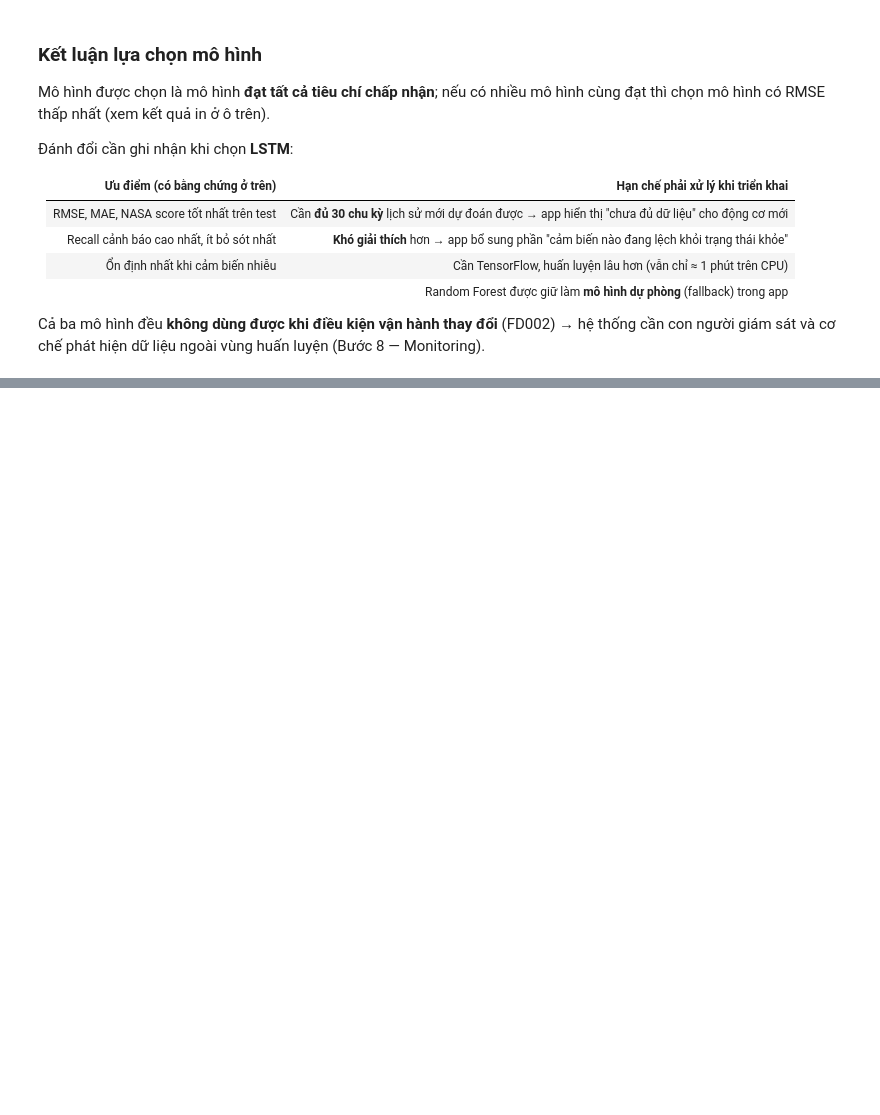
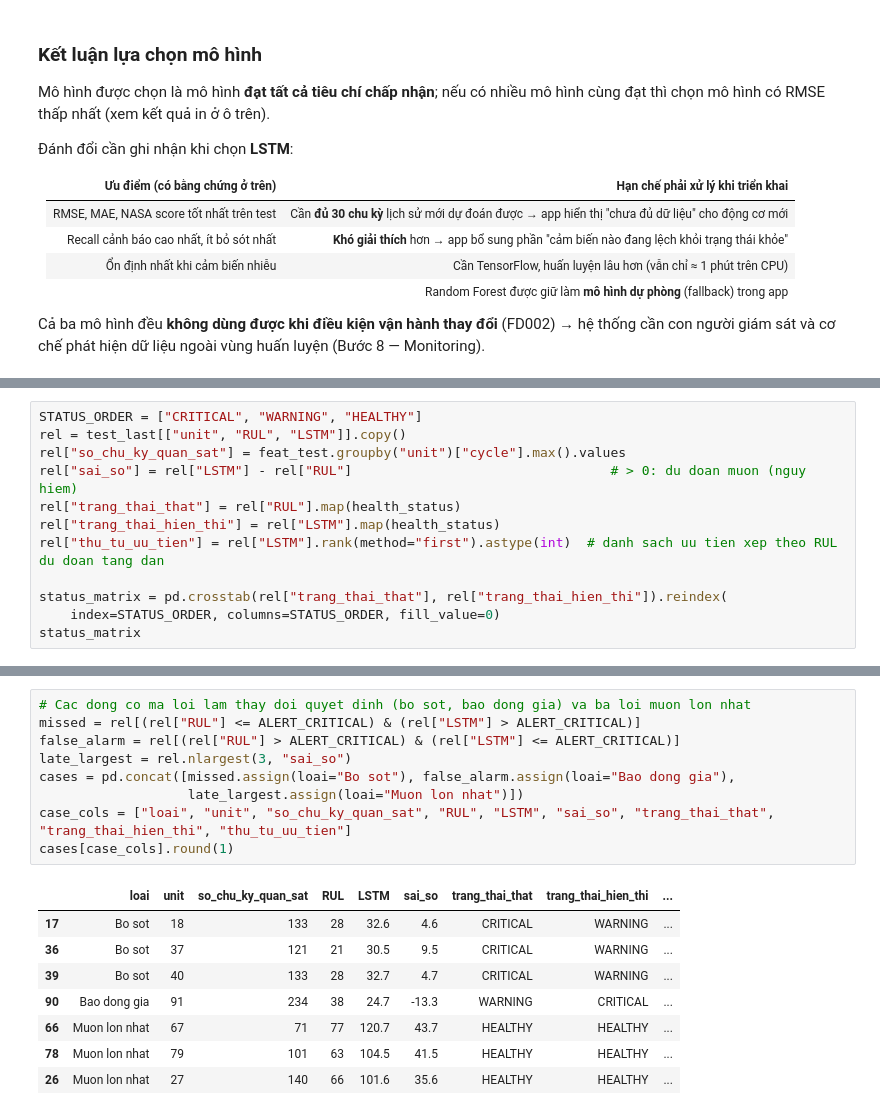
Before and after one commit to duyenphung206-sudo/turbofan-rul-prediction, a Jupyter notebook: notebooks/04_evaluation.ipynb, the cells around one changed output, grey strips where cells are left out. Saved outputs shown, nothing was run; the diff lists cells and outputs as text; blank space fills up the shorter version.

```diff
--- a/notebooks/04_evaluation.ipynb
+++ b/notebooks/04_evaluation.ipynb
@@ -692,0 +701,12 @@ Cả ba mô hình đều **không dùng được khi điều kiện vận hành
+# %%
+STATUS_ORDER = ["CRITICAL", "WARNING", "HEALTHY"]
+rel = test_last[["unit", "RUL", "LSTM"]].copy()
+rel["so_chu_ky_quan_sat"] = feat_test.groupby("unit")["cycle"].max().values
+rel["sai_so"] = rel["LSTM"] - rel["RUL"]                                 # > 0: du doan muon (nguy hiem)
+rel["trang_thai_that"] = rel["RUL"].map(health_status)
+rel["trang_thai_hien_thi"] = rel["LSTM"].map(health_status)
+rel["thu_tu_uu_tien"] = rel["LSTM"].rank(method="first").astype(int)  # danh sach uu tien xep theo RUL du doan tang dan
+
+status_matrix = pd.crosstab(rel["trang_thai_that"], rel["trang_thai_hien_thi"]).reindex(
+    index=STATUS_ORDER, columns=STATUS_ORDER, fill_value=0)
+status_matrix
@@ -692,0 +719,18 @@ Cả ba mô hình đều **không dùng được khi điều kiện vận hành
+# %%
+# Cac dong co ma loi lam thay doi quyet dinh (bo sot, bao dong gia) va ba loi muon lon nhat
+missed = rel[(rel["RUL"] <= ALERT_CRITICAL) & (rel["LSTM"] > ALERT_CRITICAL)]
+false_alarm = rel[(rel["RUL"] > ALERT_CRITICAL) & (rel["LSTM"] <= ALERT_CRITICAL)]
+late_largest = rel.nlargest(3, "sai_so")
+cases = pd.concat([missed.assign(loai="Bo sot"), false_alarm.assign(loai="Bao dong gia"),
+                   late_largest.assign(loai="Muon lon nhat")])
+case_cols = ["loai", "unit", "so_chu_ky_quan_sat", "RUL", "LSTM", "sai_so", "trang_thai_that", "trang_thai_hien_thi", "thu_tu_uu_tien"]
+cases[case_cols].round(1)
+# %% [output]
+|  | loai | unit | so_chu_ky_quan_sat | RUL | LSTM | sai_so | trang_thai_that | trang_thai_hien_thi | ... |
+| 17 | Bo sot | 18 | 133 | 28 | 32.6 | 4.6 | CRITICAL | WARNING | ... |
+| 36 | Bo sot | 37 | 121 | 21 | 30.5 | 9.5 | CRITICAL | WARNING | ... |
+| 39 | Bo sot | 40 | 133 | 28 | 32.7 | 4.7 | CRITICAL | WARNING | ... |
+| 90 | Bao dong gia | 91 | 234 | 38 | 24.7 | -13.3 | WARNING | CRITICAL | ... |
+| 66 | Muon lon nhat | 67 | 71 | 77 | 120.7 | 43.7 | HEALTHY | HEALTHY | ... |
+| 78 | Muon lon nhat | 79 | 101 | 63 | 104.5 | 41.5 | HEALTHY | HEALTHY | ... |
+| 26 | Muon lon nhat | 27 | 140 | 66 | 101.6 | 35.6 | HEALTHY | HEALTHY | ... |
```
Also changed, not shown: parts of 11 cells of this notebook, 2 other files.
